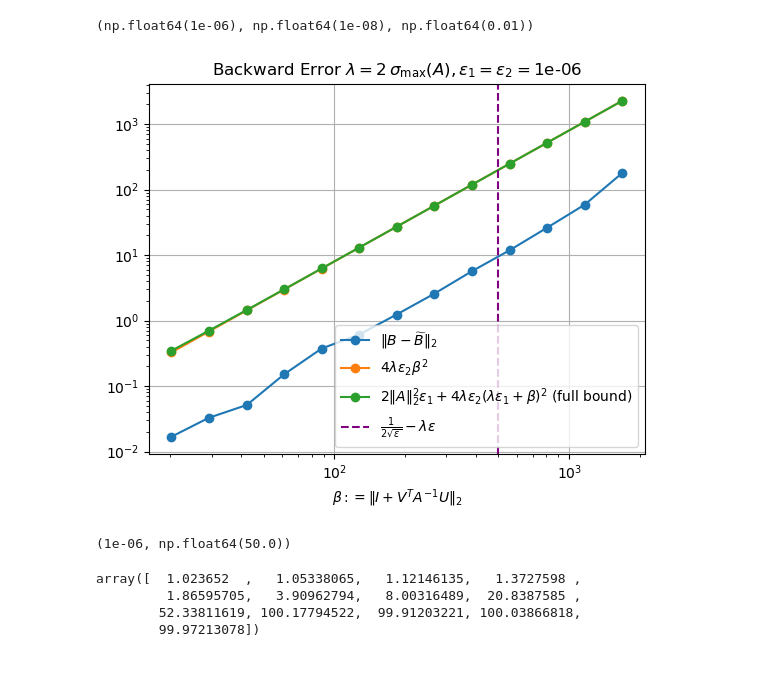
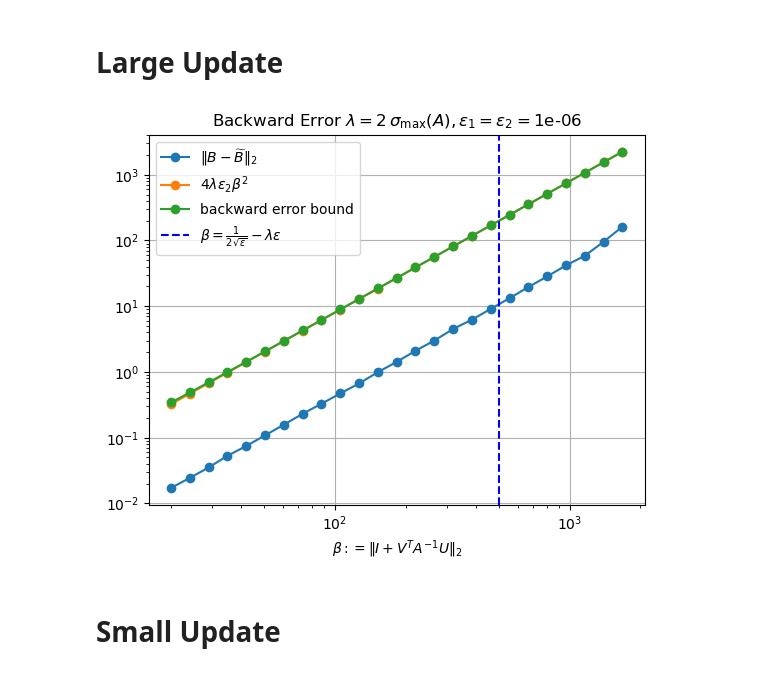
Before and after one commit to LinkaiMa/SMW, a Jupyter notebook: diagonal_backward.ipynb, the cells around one changed output. Saved outputs shown, nothing was run; the diff lists cells and outputs as text; code cells hidden in the pictures.

```diff
--- a/diagonal_backward.ipynb
+++ b/diagonal_backward.ipynb
@@ -23,4 +23,2 @@ def compute_SMW(n,k,A,B,U,V,lamda,e1,e2,rand_seed=1):
-# %%
-lamda,sigma_min,sigma_max
-# %% [output]
-(np.float64(1e-06), np.float64(1e-08), np.float64(0.01))
+# %% [markdown]
+# Large Update
@@ -27,37 +71,47 @@ lamda,sigma_min,sigma_max
+# %%
+plt.loglog(betas,errors,label=r'$\|B-\widetilde{B}\|_2$',marker='o')
+plt.loglog(betas,bounds,label=r'$ 4\lambda\epsilon_2 \beta^2$',marker='o')
+plt.loglog(betas,full_bounds,label='backward error bound',marker='o')
+# plt.loglog(betas,first_terms,label=r'$2\|A\|_2^2\epsilon_1$')
+x_val1 = 1/2/epsilon - lamda*epsilon
+x_val2 = 1/2/np.sqrt(epsilon) - lamda*epsilon
+# plt.axvline(x=x_val1, color = 'red', linestyle='--', label=r'$\frac{1}{2\epsilon}-\lambda \epsilon$')
+plt.axvline(x=x_val2, color = 'blue',  linestyle='--', label=r'$\beta =\frac{1}{2\sqrt{\epsilon}}-\lambda \epsilon$')
+
+plt.xlabel(r'$\beta := \|I + V^T A^{-1} U\|_{2}$')
+plt.title("Backward Error "+r'$\lambda = 2\,\sigma_{\max}(A), \epsilon_1 = \epsilon_2 = $'+str(epsilon))
+plt.legend()
+plt.grid()
+plt.savefig("diagonal_experiments/diagonal_backward_error_large_update.png")
+# %% [output]
+[figure, added]
+# %% [markdown]
+# Small Update
 # %%
-n = 500; k = 20
+n = 1000; k = 20
 epsilon = 1e-6
-num_experiments = 2
-S_A = np.logspace(2,-2,n)
-# S_A = list(np.logspace(-2,-8,int(n*0.6)))+[1e-8 for i in range(n-int(n*0.6))]
+num_experiments = 100
+S_A = list(np.logspace(-2,-8,int(n*0.6)))+[1e-8 for i in range(n-int(n*0.6))]
 A = np.diag(S_A)
-# U_A,_ = qr(np.random.randn(n,n))
-# V_A,_ = qr(np.random.randn(n,n))
-# A = U_A @ np.diag(S_A) @ V_A.T
 sigma_max, sigma_min = np.max(S_A), np.min(S_A)
-lamda = 2*sigma_max #2*sigma_max
+lamda = 100*sigma_min
 assert epsilon < 1/2/sigma_max
 index_list = list(range(int(n/4),int(n*3/4),20))
 betas = np.zeros(len(index_list),dtype=float)
 errors = np.zeros(len(betas),dtype=float)
 bounds = np.zeros(len(betas),dtype=float)
 full_bounds = np.zeros(len(betas),dtype=float)
-first_terms = np.zeros(len(betas),dtype=float)
 
 for i, index in enumerate(index_list):
     I = np.eye(n)
     Q = I[:, index:index + 20]
     U = A @ Q
     U_norm = norm(U, ord=2)
-
     V_norm = lamda / U_norm
-    # print(V_norm)
     beta_total = 0.0
     error_total = 0.0
     bound_total = 0.0
     full_bound_total = 0.0
-    first_term_total = 0.0
-
     for experiment in range(num_experiments):
         # Generate a new S for each experiment
         S = np.random.randn(k, k)
@@ -67,46 +121,15 @@ for i, index in enumerate(index_list):
         beta = norm(np.eye(k) + V.T @ inv(A) @ U, ord=2)
         beta_total += beta
         assert epsilon < 1/2/(beta+lamda*epsilon)
-        # assert 2*(beta+lamda*epsilon)**2 * epsilon < 0.5
-        # Form B and compute the error and bounds using SMW update
+        assert 2*(beta+lamda*epsilon)**2 * epsilon < 0.5
         B = A + U @ V.T
-        err, b, fb, ft = compute_SMW(n, k, A, B, U, V, lamda, epsilon, epsilon)
+        err, b, fb = compute_SMW(n, k, A, B, U, V, lamda, epsilon, epsilon)
         error_total += err
         bound_total += b
         full_bound_total += fb
-        first_term_total += ft
 
     # Store the average values over the experiments
     betas[i] = beta_total / num_experiments
     errors[i] = error_total / num_experiments
     bounds[i] = bound_total / num_experiments
     full_bounds[i] = full_bound_total / num_experiments
-    first_terms[i] = first_term_total / num_experiments
-
-plt.loglog(betas,errors,label=r'$\|B-\widetilde{B}\|_2$',marker='o')
-plt.loglog(betas,bounds,label=r'$ 4\lambda\epsilon_2 \beta^2$',marker='o')
-plt.loglog(betas,full_bounds,label=r'$2\|A\|_2^2\epsilon_1 + 4\lambda\epsilon_2 (\lambda\epsilon_1 + \beta)^2\text{ (full bound)}$',marker='o')
-# plt.loglog(betas,first_terms,label=r'$2\|A\|_2^2\epsilon_1$')
-x_val1 = 1/2/epsilon - lamda*epsilon
-x_val2 = 1/2/np.sqrt(epsilon) - lamda*epsilon
-# plt.axvline(x=x_val1, color = 'red', linestyle='--', label=r'$\frac{1}{2\epsilon}-\lambda \epsilon$')
-plt.axvline(x=x_val2, color = 'purple',  linestyle='--', label=r'$\frac{1}{2\sqrt{\epsilon}}-\lambda \epsilon$')
-
-plt.xlabel(r'$\beta := \|I + V^T A^{-1} U\|_{2}$')
-plt.title("Backward Error "+r'$\lambda = 2\,\sigma_{\max}(A), \epsilon_1 = \epsilon_2 = $'+str(epsilon))
-plt.legend()
-plt.grid()
-plt.savefig("diagonal_experiments/diagonal_backward_error_lambda_2_sigma_max_A_epsilon_1_2_1e-6.png")
-# %% [output]
-[figure, removed]
-# %%
-epsilon , 1/2/sigma_max
-# %% [output]
-(1e-06, np.float64(50.0))
-# %%
-betas
-# %% [output]
-array([  1.023652  ,   1.05338065,   1.12146135,   1.3727598 ,
-         1.86595705,   3.90962794,   8.00316489,  20.8387585 ,
-        52.33811619, 100.17794522,  99.91203221, 100.03866818,
-        99.97213078])
```
Also changed, not shown: parts of 6 cells of this notebook, 1 other file.
